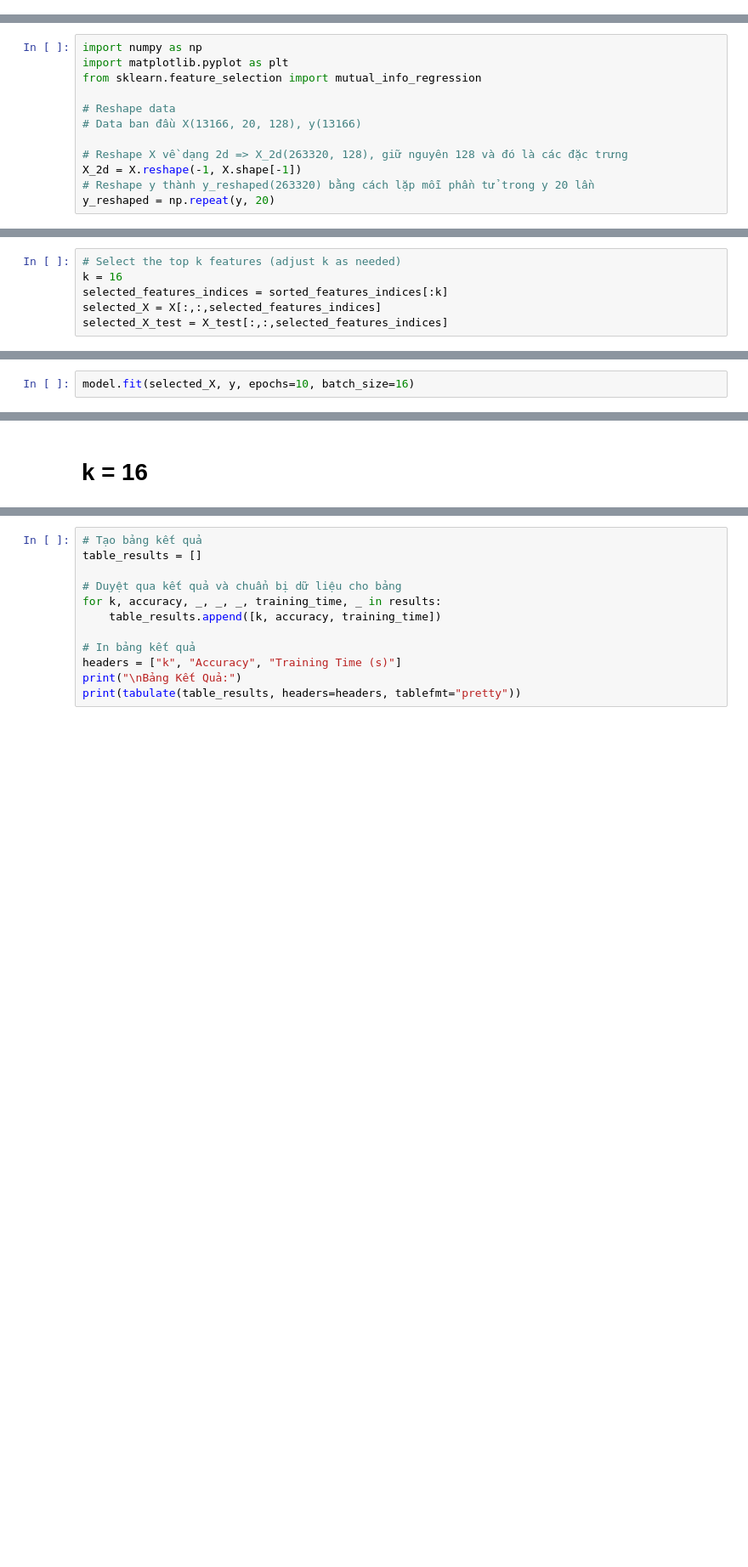
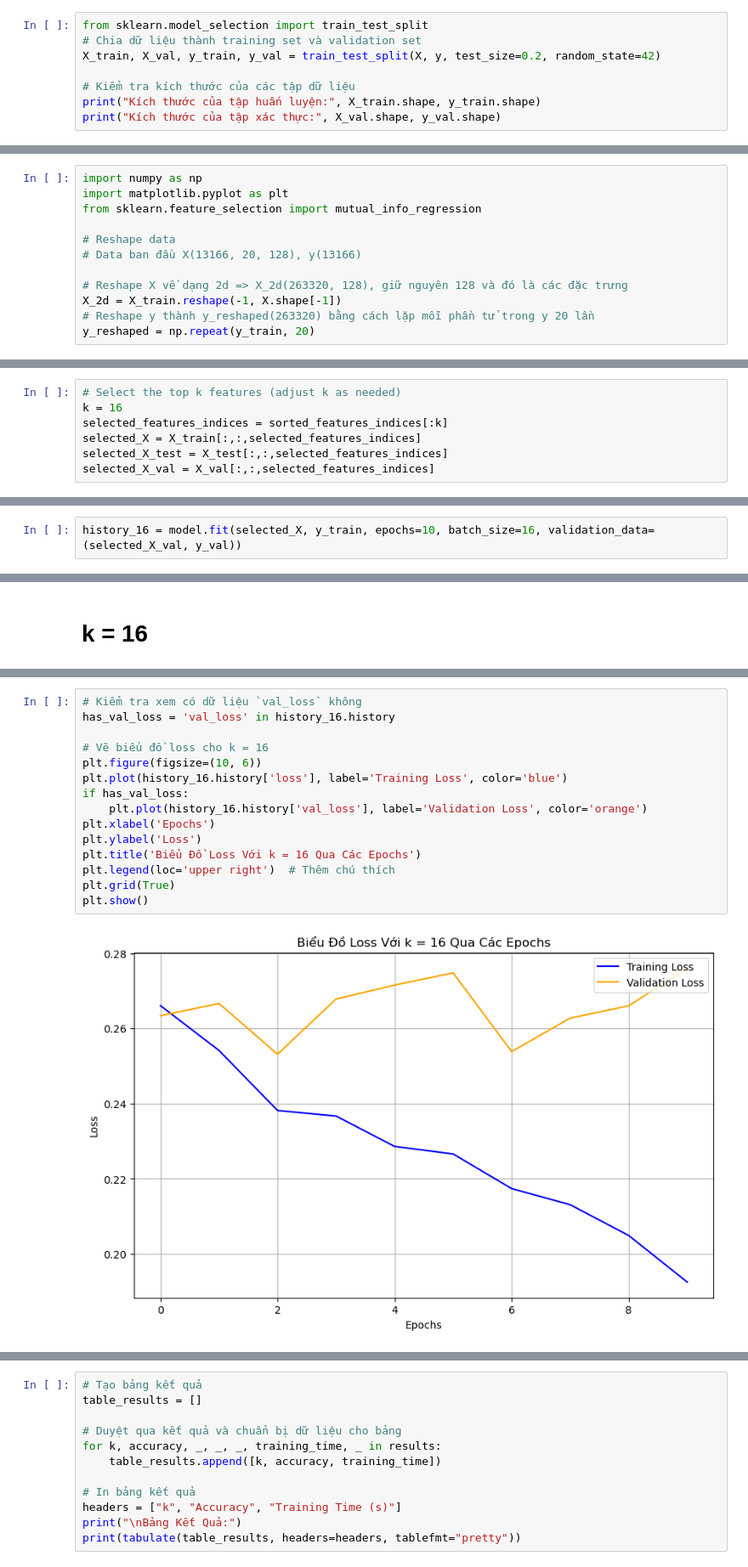
Before and after one commit to hiutinn/Quic_traffic_classifier_example, a Jupyter notebook: features_selection/128/gain_information.ipynb, the cells around one changed output, grey strips where cells are left out. Shown at 85% size. Drawn from its saved outputs; the diff is of its cells as text; blank space fills up the shorter version.

```diff
--- a/features_selection/128/gain_information.ipynb
+++ b/features_selection/128/gain_information.ipynb
@@ -8,3 +8,11 @@
 %store -r feature_names
 # %% [markdown]
 # Thay đổi dữ liệu để phù hợp
+# %%
+from sklearn.model_selection import train_test_split
+# Chia dữ liệu thành training set và validation set
+X_train, X_val, y_train, y_val = train_test_split(X, y, test_size=0.2, random_state=42)
+
+# Kiểm tra kích thước của các tập dữ liệu
+print("Kích thước của tập huấn luyện:", X_train.shape, y_train.shape)
+print("Kích thước của tập xác thực:", X_val.shape, y_val.shape)
@@ -17,9 +28,9 @@ from sklearn.feature_selection import mutual_info_regression
 # Data ban đầu X(13166, 20, 128), y(13166)
 
 # Reshape X về dạng 2d => X_2d(263320, 128), giữ nguyên 128 và đó là các đặc trưng
-X_2d = X.reshape(-1, X.shape[-1])
+X_2d = X_train.reshape(-1, X.shape[-1])
 # Reshape y thành y_reshaped(263320) bằng cách lặp mỗi phần tử trong y 20 lần
-y_reshaped = np.repeat(y, 20)
+y_reshaped = np.repeat(y_train, 20)
 # %% [markdown]
 # Dùng hàm mutual_info_regression
 # để đánh giá điểm cho các feature
@@ -70,8 +81,9 @@ plt.show()
 # Select the top k features (adjust k as needed)
 k = 16
 selected_features_indices = sorted_features_indices[:k]
-selected_X = X[:,:,selected_features_indices]
+selected_X = X_train[:,:,selected_features_indices]
 selected_X_test = X_test[:,:,selected_features_indices]
+selected_X_val = X_val[:,:,selected_features_indices]
 # %%
 import tensorflow as tf
 from tensorflow import keras
@@ -143,4 +165,4 @@ Model: "sequential_19"
 # %%
-model.fit(selected_X, y, epochs=10, batch_size=16)
+history_16 = model.fit(selected_X, y_train, epochs=10, batch_size=16, validation_data=(selected_X_val, y_val))
 # %% [output]
 Epoch 1/10
@@ -208,3 +229,20 @@ weighted avg     0.9306    0.9262    0.9261     13166
+# %%
+# Kiểm tra xem có dữ liệu `val_loss` không
+has_val_loss = 'val_loss' in history_16.history
+
+# Vẽ biểu đồ loss cho k = 16
+plt.figure(figsize=(10, 6))
+plt.plot(history_16.history['loss'], label='Training Loss', color='blue')
+if has_val_loss:
+    plt.plot(history_16.history['val_loss'], label='Validation Loss', color='orange')
+plt.xlabel('Epochs')
+plt.ylabel('Loss')
+plt.title('Biểu Đồ Loss Với k = 16 Qua Các Epochs')
+plt.legend(loc='upper right')  # Thêm chú thích
+plt.grid(True)
+plt.show()
+# %% [output]
+[figure, added]
 # %%
 import numpy as np
 from sklearn.metrics import precision_recall_fscore_support
```
Also changed, not shown: parts of 8 cells of this notebook, 7 other files.
